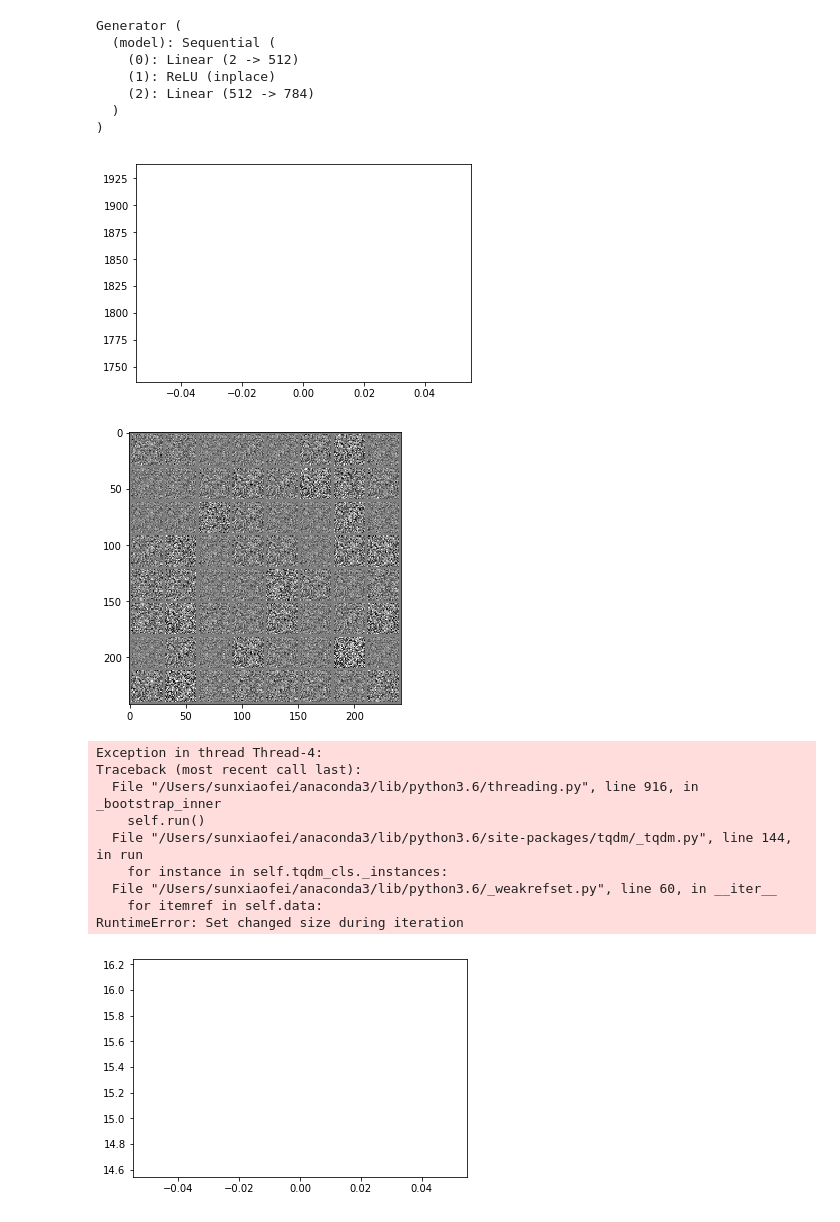
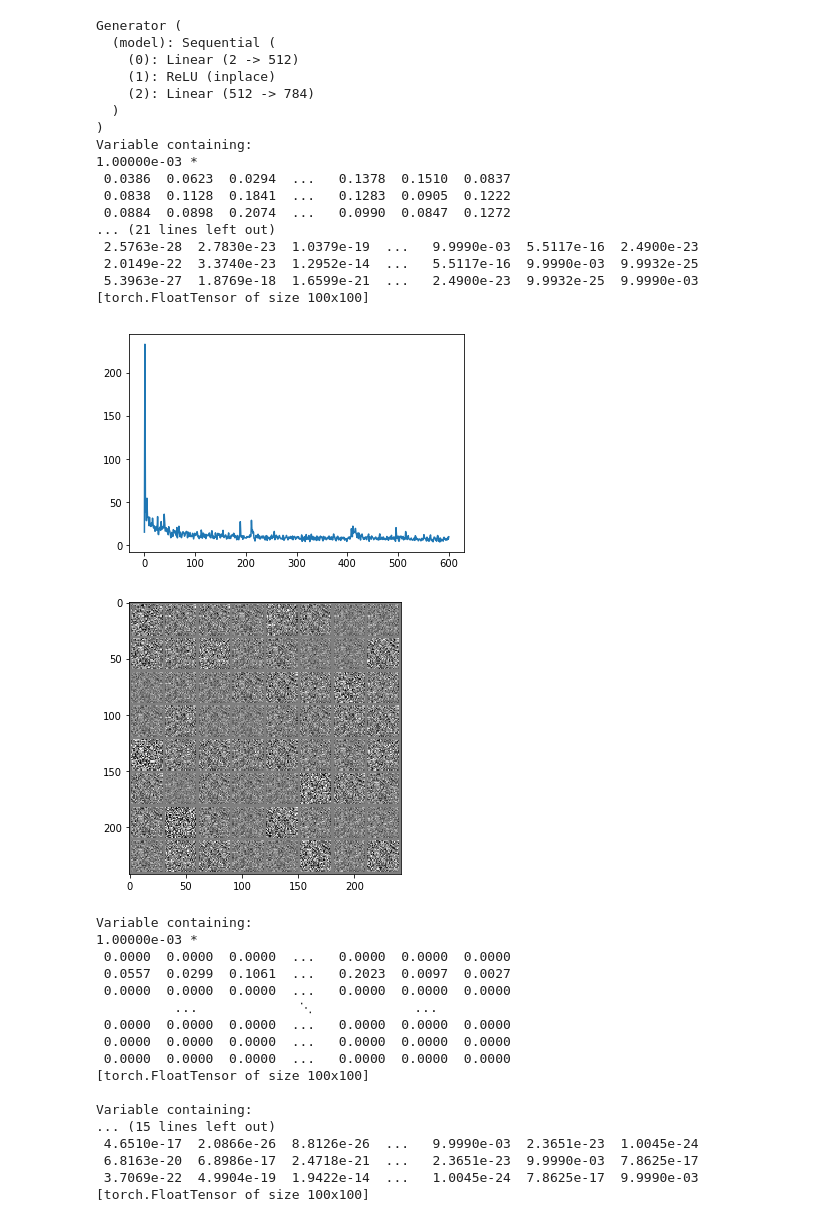
Before and after one commit to Adoni/GANs, a Jupyter notebook: SinkhornGAN-MLP.ipynb, the cells around one changed output. Cells and saved outputs as stored; diff of their text form; code cells hidden in the pictures.

```diff
--- a/SinkhornGAN-MLP.ipynb
+++ b/SinkhornGAN-MLP.ipynb
@@ -195,43 +195,60 @@ for epoch in tqdm(range(10000)):
     fake_data = G(noisev)
     x = D(fake_data)
     W_xy=sinkhorn_loss(x,y,epsilon,batch_size,niter)
     W_xx=sinkhorn_loss(x,x,epsilon,batch_size,niter)
     W_yy=sinkhorn_loss(y,y,epsilon,batch_size,niter)
     Loss_G=2*W_xy-W_xx-W_yy
     Loss_G.backward(one)
     if use_cuda:
         errs.append(Loss_G.cpu().data[0])
     else:
         errs.append(Loss_G.data[0])
     optimizers['G'].step()
 
-    if epoch % 200 == 0:
+    if epoch % 100 == 0:
         if use_cuda:
             dd = utils.make_grid(fake_data.cpu().data[:64])
         else:
             dd = utils.make_grid(fake_data.data[:64])
         dd = dd.mul(0.5).add(0.5)
         vutils.save_image(dd, './results/Vuil_Sinkhorn_MLP_%d.png'%(epoch))
         imshow(dd,'./results/Sinkhorn_MLP_%d.png'%(epoch))
         plt.plot(errs)
         plt.savefig('./results/Sinkhorn_loss.png')
 # %% [output]
 Generator (
   (model): Sequential (
     (0): Linear (2 -> 512)
     (1): ReLU (inplace)
     (2): Linear (512 -> 784)
   )
 )
+Variable containing:
+1.00000e-03 *
+ 0.0386  0.0623  0.0294  ...   0.1378  0.1510  0.0837
+ 0.0838  0.1128  0.1841  ...   0.1283  0.0905  0.1222
+ 0.0884  0.0898  0.2074  ...   0.0990  0.0847  0.1272
+... (21 lines left out)
+ 2.5763e-28  2.7830e-23  1.0379e-19  ...   9.9990e-03  5.5117e-16  2.4900e-23
+ 2.0149e-22  3.3740e-23  1.2952e-14  ...   5.5117e-16  9.9990e-03  9.9932e-25
+ 5.3963e-27  1.8769e-18  1.6599e-21  ...   2.4900e-23  9.9932e-25  9.9990e-03
+[torch.FloatTensor of size 100x100]
-[figure, old version]
+[figure, new version]
-[figure, old version]
+[figure, new version]
-Exception in thread Thread-4:
-Traceback (most recent call last):
-  File "/Users/sunxiaofei/anaconda3/lib/python3.6/threading.py", line 916, in _bootstrap_inner
-    self.run()
-  File "/Users/sunxiaofei/anaconda3/lib/python3.6/site-packages/tqdm/_tqdm.py", line 144, in run
-    for instance in self.tqdm_cls._instances:
-  File "/Users/sunxiaofei/anaconda3/lib/python3.6/_weakrefset.py", line 60, in __iter__
-    for itemref in self.data:
-RuntimeError: Set changed size during iteration
+Variable containing:
+1.00000e-03 *
+ 0.0000  0.0000  0.0000  ...   0.0000  0.0000  0.0000
+ 0.0557  0.0299  0.1061  ...   0.2023  0.0097  0.0027
+ 0.0000  0.0000  0.0000  ...   0.0000  0.0000  0.0000
+          ...             ⋱             ...
+ 0.0000  0.0000  0.0000  ...   0.0000  0.0000  0.0000
+ 0.0000  0.0000  0.0000  ...   0.0000  0.0000  0.0000
+ 0.0000  0.0000  0.0000  ...   0.0000  0.0000  0.0000
+[torch.FloatTensor of size 100x100]
+
+Variable containing:
+... (15 lines left out)
+ 4.6510e-17  2.0866e-26  8.8126e-26  ...   9.9990e-03  2.3651e-23  1.0045e-24
+ 6.8163e-20  6.8986e-17  2.4718e-21  ...   2.3651e-23  9.9990e-03  7.8625e-17
+ 3.7069e-22  4.9904e-19  1.9422e-14  ...   1.0045e-24  7.8625e-17  9.9990e-03
+[torch.FloatTensor of size 100x100]
-[figure, removed]
```
Also changed, not shown: parts of 1 cell of this notebook, 1 other file.
